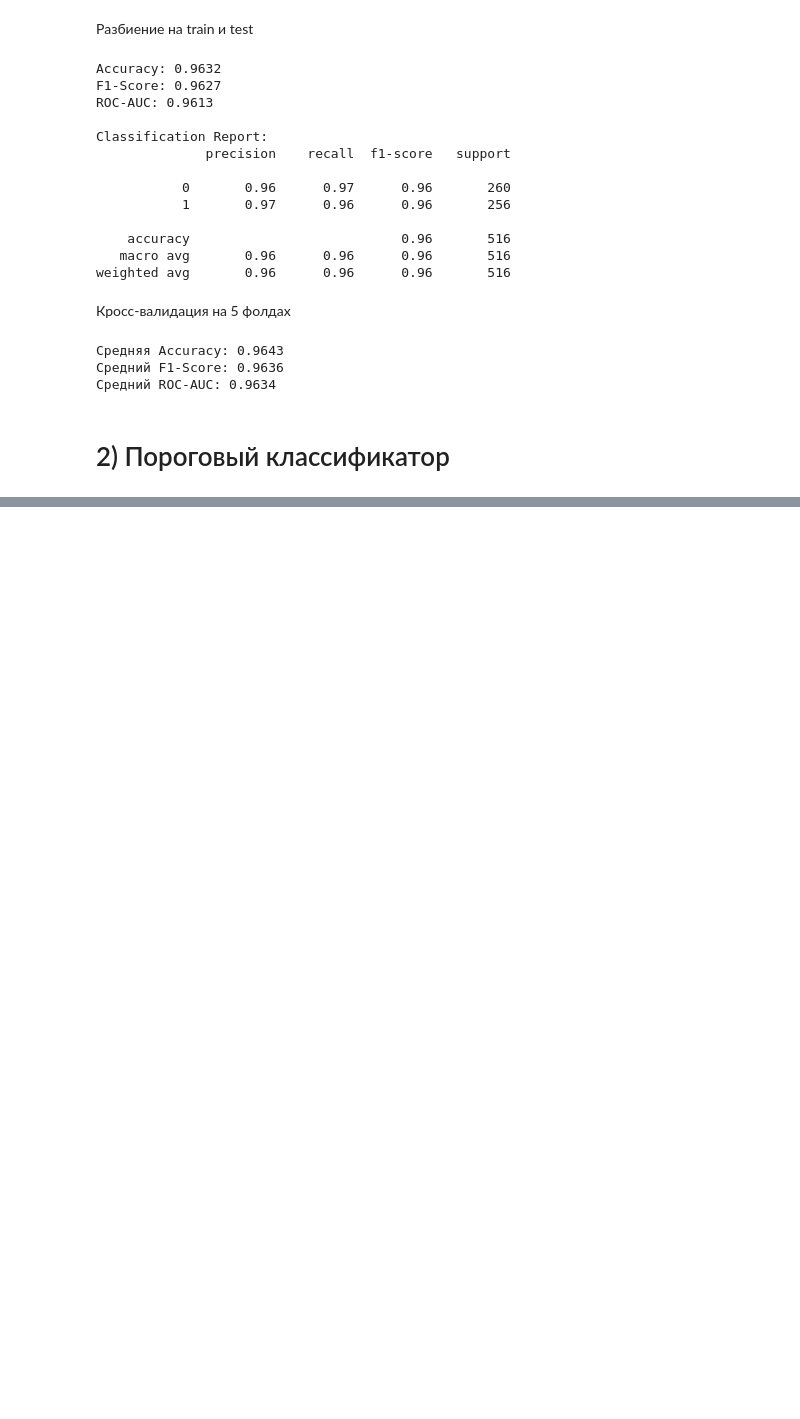
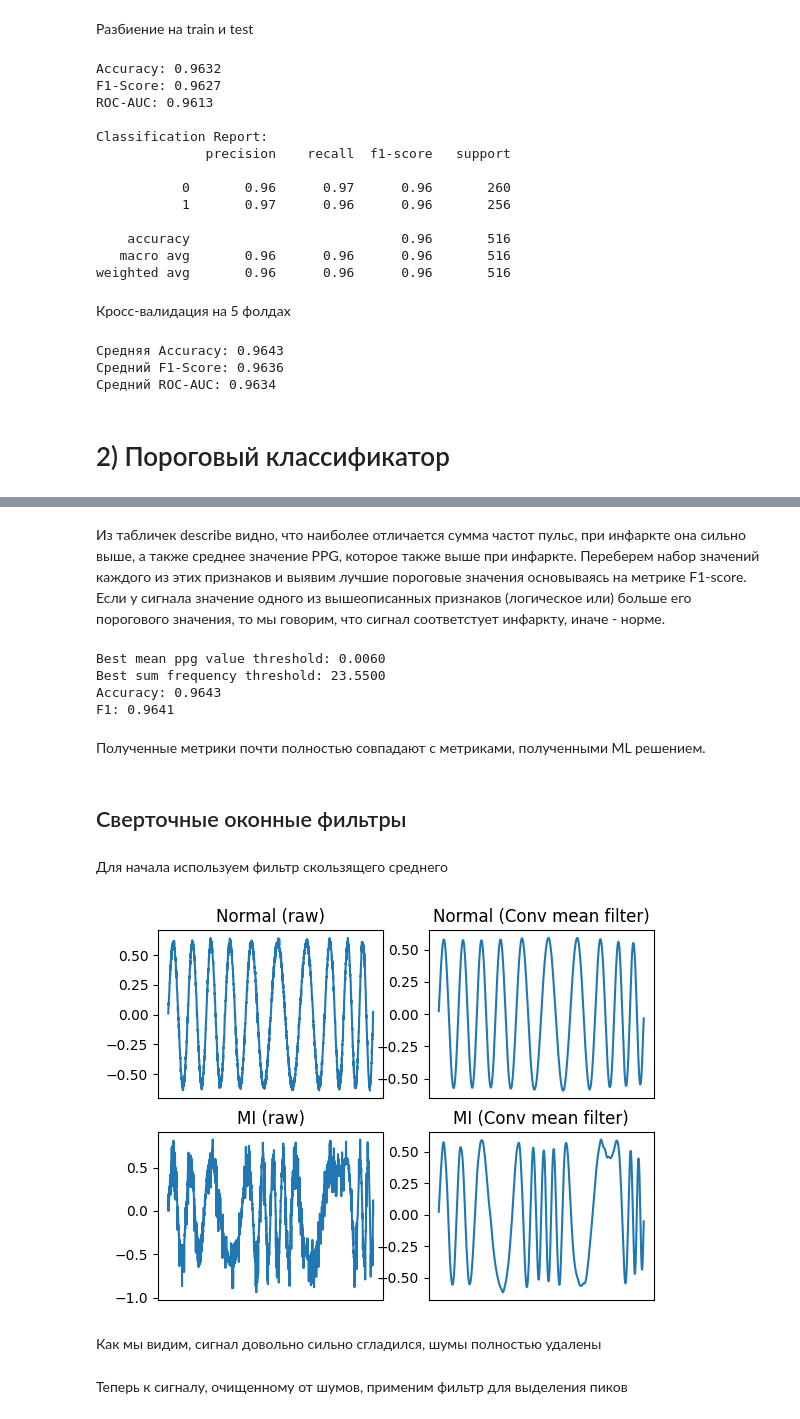
Before and after one commit to a13xbb/ml-tools-labs, a Jupyter notebook: lab4/main.ipynb, the cells around one changed output, grey strips where cells are left out. Drawn from its saved outputs; the diff is of its cells as text; code cells hidden in the pictures; blank space fills up the shorter version.

```diff
--- a/lab4/main.ipynb
+++ b/lab4/main.ipynb
@@ -275,0 +334,67 @@ Text(0.5, 1.0, 'MI')
+# %% [markdown]
+Из табличек describe видно, что наиболее отличается сумма частот пульс, при инфаркте она сильно выше, а также среднее значение PPG, которое также выше при инфаркте. Переберем набор значений каждого из этих признаков и выявим лучшие пороговые значения основываясь на метрике F1-score.
+Если у сигнала значение одного из вышеописанных признаков (логическое или) больше его порогового значения, то мы говорим, что сигнал соответстует инфаркту, иначе - норме.
+# %%
+best_f1_kalman = 0
+accuracy_kalman = 0
+best_ppg_th = None
+best_sum_freqs_th = None
+for sum_freqs_th in tqdm(np.arange(18, 40.1, 0.05)):
+    for mean_ppg_th in np.arange(0.002, 0.025, 0.001):
+        y_pred = np.array(np.logical_or(features_df['sum_freqs']>sum_freqs_th, features_df['mean_ppg_value']>mean_ppg_th), dtype=int)
+        f1_cur = f1_score(y, y_pred)
+        if f1_cur > best_f1_kalman:
+            best_f1_kalman = f1_cur
+            accuracy_kalman = accuracy_score(y, y_pred)
+            best_ppg_th = mean_ppg_th
+            best_sum_freqs_th = sum_freqs_th
+print(f'Best mean ppg value threshold: {best_ppg_th:.4f}')
+print(f'Best sum frequency threshold: {best_sum_freqs_th:.4f}')
+print(f'Accuracy: {accuracy_kalman:.4f}')
+print(f'F1: {best_f1_kalman:.4f}')
+# %% [output]
+Best mean ppg value threshold: 0.0060
+Best sum frequency threshold: 23.5500
+Accuracy: 0.9643
+F1: 0.9641
+# %% [markdown]
+Полученные метрики почти полностью совпадают с метриками, полученными ML решением.
+# %% [markdown]
+## Сверточные оконные фильтры
+# %% [markdown]
+Для начала используем фильтр скользящего среднего
+# %%
+kernel = np.array([0.2, 0.2, 0.2, 0.2, 0.2])
+# %%
+#применяю фильтр 40 раз, чтобы полностью избавиться от шума
+conv_X = X.copy()
+for i in range(40):
+    conv_X = conv_X.apply(lambda row: np.convolve(row, kernel, mode='same'), axis=1)
+    conv_X = pd.DataFrame(conv_X.tolist(), columns=X.columns)
+# %%
+normal_indices = random.sample(set(df[df['Label'] == 'Normal'].index), 1)
+mi_indices = random.sample(set(df[df['Label'] == 'MI'].index), 1)
+
+fig, axes = plt.subplots(2, 2)
+axes[0][0].plot(X.loc[normal_indices[0]])
+axes[0][0].set_title('Normal (raw)')
+axes[0][1].plot(conv_X.loc[normal_indices[0]])
+axes[0][1].set_title('Normal (Conv mean filter)')
+
+axes[1][0].plot(X.loc[mi_indices[0]])
+axes[1][0].set_title('MI (raw)')
+axes[1][1].plot(conv_X.loc[mi_indices[0]])
+axes[1][1].set_title('MI (Conv mean filter)')
+
+for i in range(2):
+    for j in range(2):
+        axes[i, j].set_xticks([])
+
+
+plt.show()
+# %% [output]
+[figure, added]
+# %% [markdown]
+Как мы видим, сигнал довольно сильно сгладился, шумы полностью удалены
+# %% [markdown]
+Теперь к сигналу, очищенному от шумов, применим фильтр для выделения пиков
```
Also changed, not shown: parts of 25 cells of this notebook.
